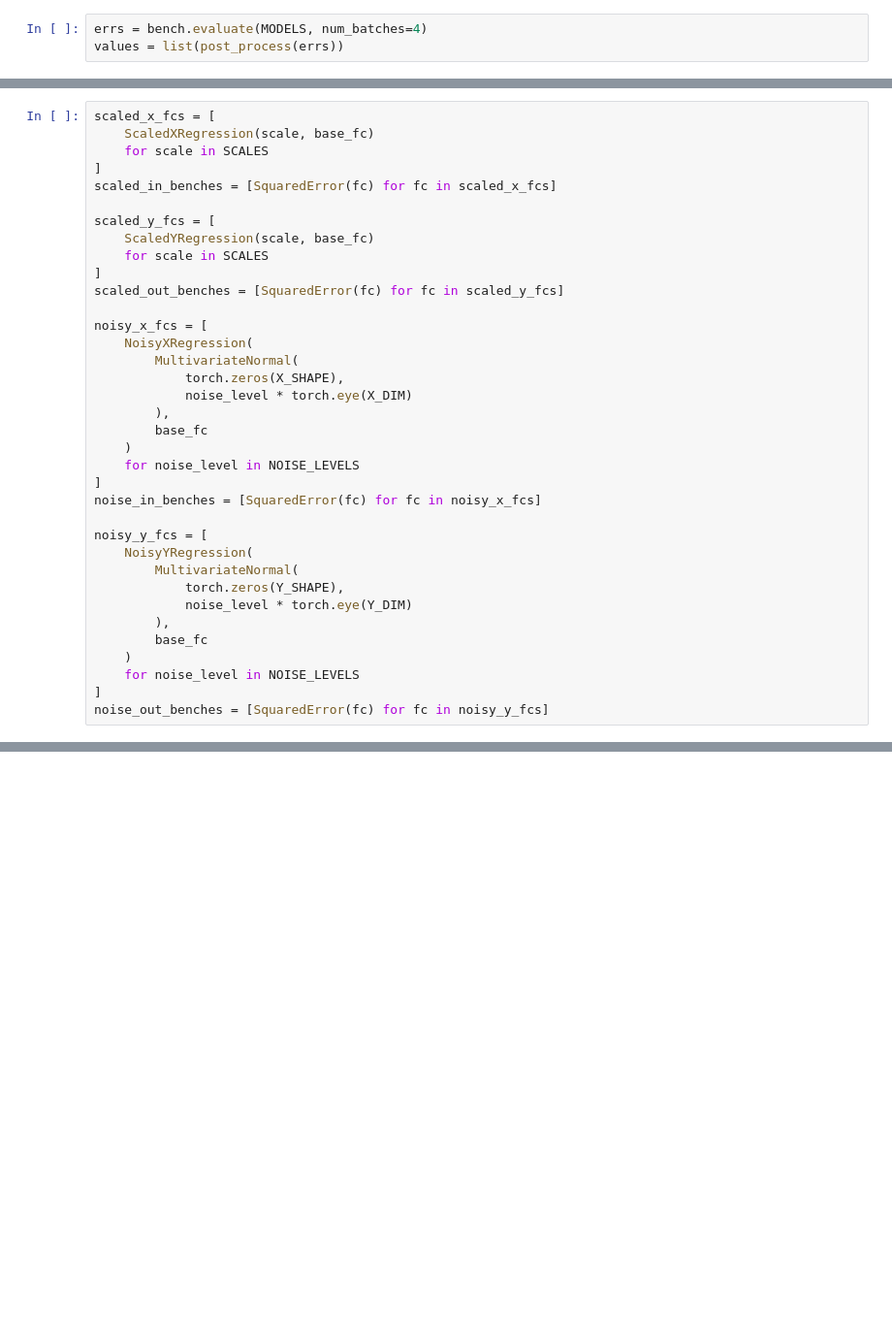
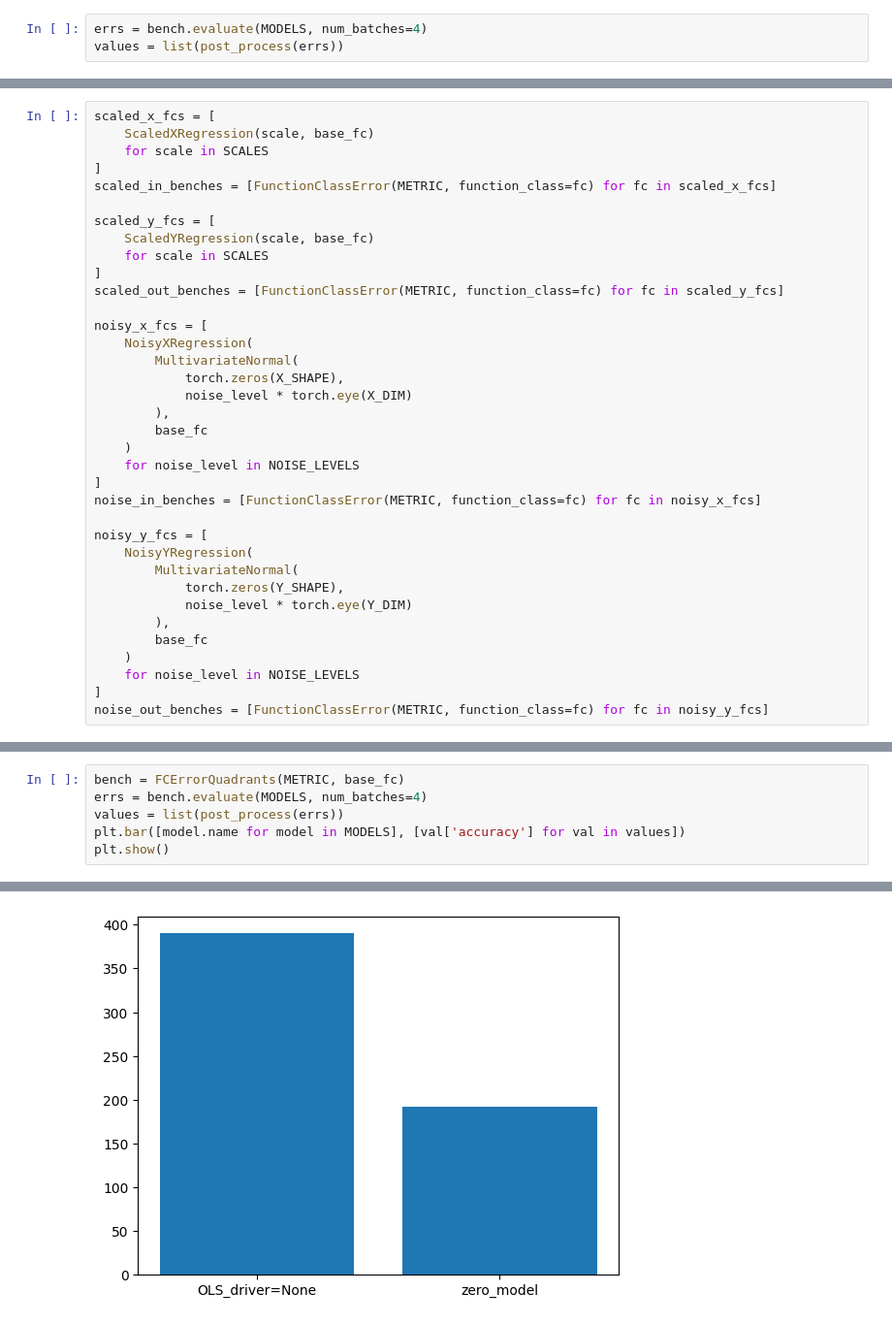
Before and after one commit to in-context-learning-2024/in-context, a Jupyter notebook: src/eval.ipynb, the cells around one changed output, grey strips where cells are left out. Shown at 97% size. Drawn from its saved outputs; the diff is of its cells as text; blank space fills up the shorter version.

```diff
--- a/src/eval.ipynb
+++ b/src/eval.ipynb
@@ -53,13 +60,13 @@ scaled_x_fcs = [
     ScaledXRegression(scale, base_fc)
     for scale in SCALES
 ]
-scaled_in_benches = [SquaredError(fc) for fc in scaled_x_fcs]
+scaled_in_benches = [FunctionClassError(METRIC, function_class=fc) for fc in scaled_x_fcs]
 
 scaled_y_fcs = [
     ScaledYRegression(scale, base_fc)
     for scale in SCALES
 ]
-scaled_out_benches = [SquaredError(fc) for fc in scaled_y_fcs]
+scaled_out_benches = [FunctionClassError(METRIC, function_class=fc) for fc in scaled_y_fcs]
 
 noisy_x_fcs = [
     NoisyXRegression(
@@ -71,7 +78,7 @@ noisy_x_fcs = [
     )
     for noise_level in NOISE_LEVELS
 ]
-noise_in_benches = [SquaredError(fc) for fc in noisy_x_fcs]
+noise_in_benches = [FunctionClassError(METRIC, function_class=fc) for fc in noisy_x_fcs]
 
 noisy_y_fcs = [
     NoisyYRegression(
@@ -83,7 +90,7 @@ noisy_y_fcs = [
     )
     for noise_level in NOISE_LEVELS
 ]
-noise_out_benches = [SquaredError(fc) for fc in noisy_y_fcs]
+noise_out_benches = [FunctionClassError(METRIC, function_class=fc) for fc in noisy_y_fcs]
 # %%
 for b in scaled_in_benches:
     errs = b.evaluate(MODELS, num_batches=4)
@@ -105,0 +106,7 @@ for b in scaled_in_benches:
+# %%
+bench = FCErrorQuadrants(METRIC, base_fc)
+errs = bench.evaluate(MODELS, num_batches=4)
+values = list(post_process(errs))
+plt.bar([model.name for model in MODELS], [val['accuracy'] for val in values])
+plt.show()
+# %% [output]
@@ -105,0 +117 @@ for b in scaled_in_benches:
+[figure, added]
```
Also changed, not shown: parts of 6 cells of this notebook, 5 other files.
